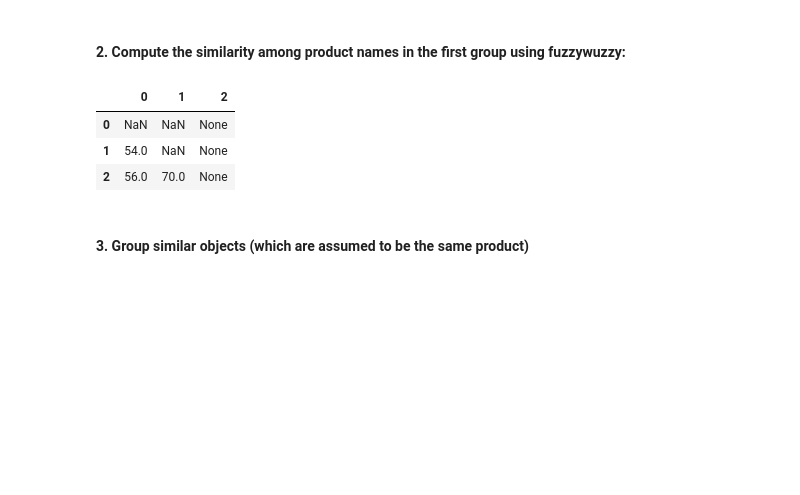
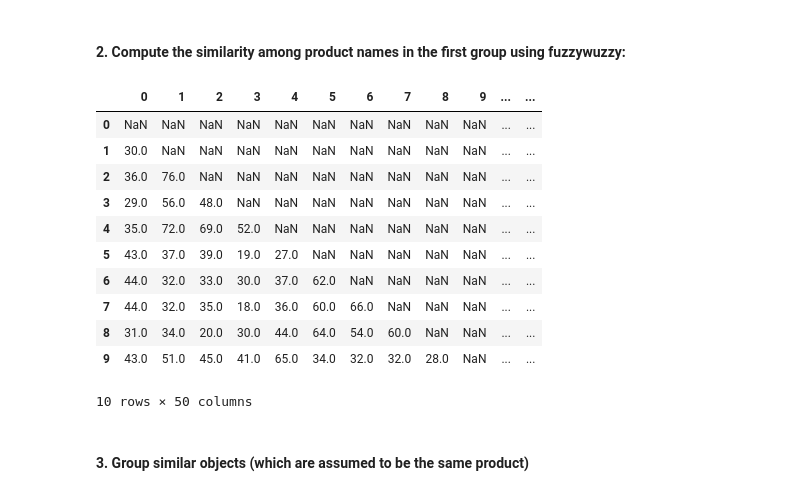
Before and after one commit to mylogicniche/Matching-product-names-to-scraped-data, a Jupyter notebook: for_upwork.ipynb, the cells around one changed output. Cells and saved outputs as stored; diff of their text form; code cells hidden in the pictures; blank space fills up the shorter version.

```diff
--- a/for_upwork.ipynb
+++ b/for_upwork.ipynb
@@ -27,8 +34,15 @@ SANDISK SDC CLASS 10 EXTREME PRO UHS-II 275MB/S SERIES 64GB
 # %%
-from fuzzywuzzy import fuzz
-import pandas as pd
-from numpy import triu, ones
-import numpy as np
+with open("product_list2.csv", "r") as fp:
+    data_tgt = fp.readlines()
+
+df = pd.read_csv("scraped list.csv")
+
+list_src = df['product-name'].values.tolist()[:50]
+list_tgt = [x.replace('"',"") for x in list(data_tgt)]
+
+print(len(list_src))
+print(len(list_tgt))
+
 
 t1 = "Sandisk Extreme Pro 64Gb Sdxc Uhs I U3 V30 (Up To 95Mb/S Read)Memory Card"
 t2 = "Sandisk Sd Extreme Pro Uhs U1 Class 10 64Gb Sdsdxpa 064G"
@@ -36,3 +50,6 @@ t3 = "Sandisk Extreme Pro Sd Uhs I 64Gb Card (Sdsk Sdsdxxg 064G X46)95 90Mb/S Re
 
 tg1 = "SANDISK SDC CLASS 10 EXTREME PRO 95MB/S SERIES 64GB"
 tg2 = "SANDISK SDC CLASS 10 EXTREME PRO UHS-II 275MB/S SERIES 64GB"
+
+#list_src = [t1,t2,t3]
+#list_tgt = [tg1,tg2]
@@ -39,5 +59,5 @@ tg2 = "SANDISK SDC CLASS 10 EXTREME PRO UHS-II 275MB/S SERIES 64GB"
 # %%
-s1 = pd.Series([t1,t2,t3], index=range(3))
+s1 = pd.Series(list_src, index=range(len(list_src)))
 # %%
 dfs = pd.DataFrame([s1.values.tolist()] * s1.shape[0], index=s1.index, columns=s1.index)
 dfs = dfs.applymap(lambda x: list([x]))
@@ -55,15 +83,23 @@ dfd
 # %%
 def dist(ss):
     if type(ss) == list:
         return fuzz.partial_ratio(ss[0], ss[1])
 
 dfg = dfd.applymap(dist)
-dfg
+dfg.head(10)
 # %% [output]
-|  | 0 | 1 | 2 |
-| 0 | NaN | NaN | None |
-| 1 | 54.0 | NaN | None |
-| 2 | 56.0 | 70.0 | None |
+|  | 0 | 1 | 2 | 3 | 4 | 5 | 6 | 7 | 8 | 9 | ... | ... |
+| 0 | NaN | NaN | NaN | NaN | NaN | NaN | NaN | NaN | NaN | NaN | ... | ... |
+| 1 | 30.0 | NaN | NaN | NaN | NaN | NaN | NaN | NaN | NaN | NaN | ... | ... |
+| 2 | 36.0 | 76.0 | NaN | NaN | NaN | NaN | NaN | NaN | NaN | NaN | ... | ... |
+| 3 | 29.0 | 56.0 | 48.0 | NaN | NaN | NaN | NaN | NaN | NaN | NaN | ... | ... |
+| 4 | 35.0 | 72.0 | 69.0 | 52.0 | NaN | NaN | NaN | NaN | NaN | NaN | ... | ... |
+| 5 | 43.0 | 37.0 | 39.0 | 19.0 | 27.0 | NaN | NaN | NaN | NaN | NaN | ... | ... |
+| 6 | 44.0 | 32.0 | 33.0 | 30.0 | 37.0 | 62.0 | NaN | NaN | NaN | NaN | ... | ... |
+| 7 | 44.0 | 32.0 | 35.0 | 18.0 | 36.0 | 60.0 | 66.0 | NaN | NaN | NaN | ... | ... |
+| 8 | 31.0 | 34.0 | 20.0 | 30.0 | 44.0 | 64.0 | 54.0 | 60.0 | NaN | NaN | ... | ... |
+| 9 | 43.0 | 51.0 | 45.0 | 41.0 | 65.0 | 34.0 | 32.0 | 32.0 | 28.0 | NaN | ... | ... |
+10 rows × 50 columns
 # %% [markdown]
 #### 3. Group similar objects (which are assumed to be the same product)
 # %%
```
Also changed, not shown: parts of 14 cells of this notebook, 3 other files.
